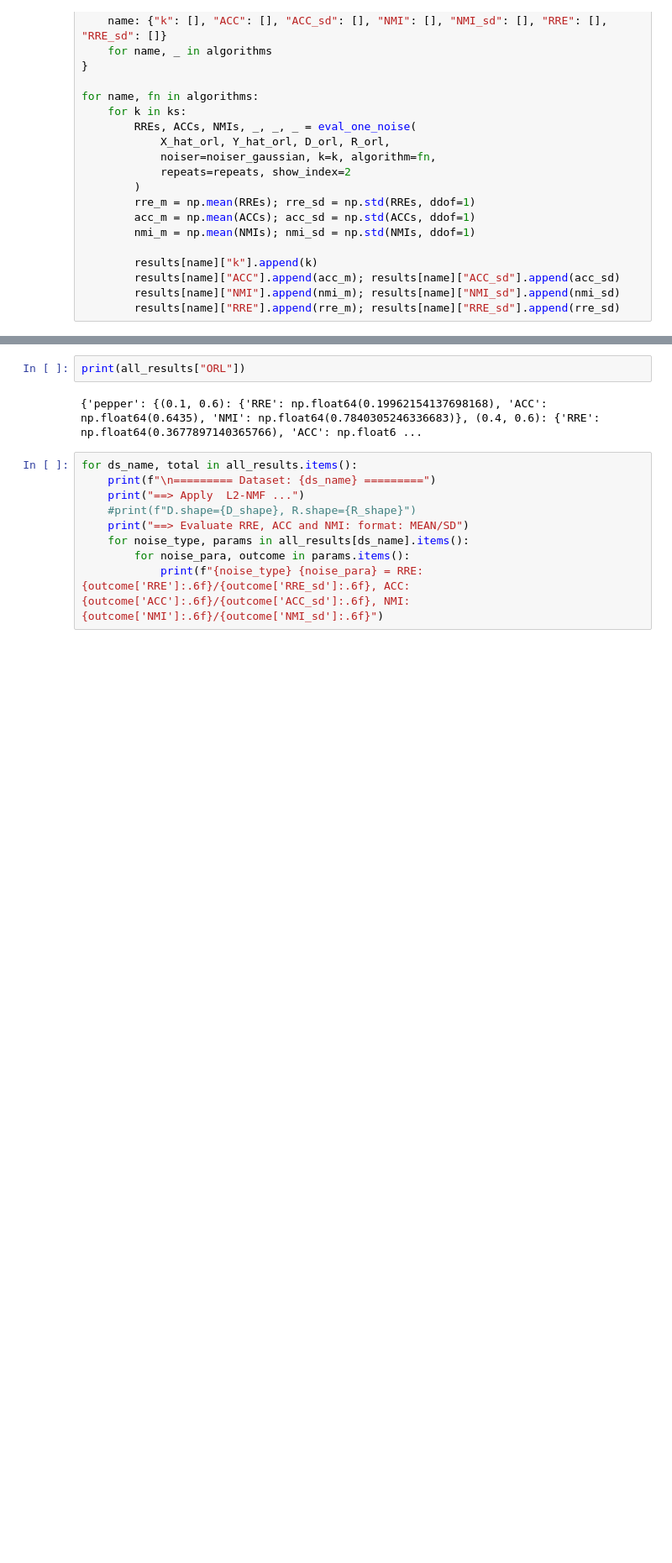
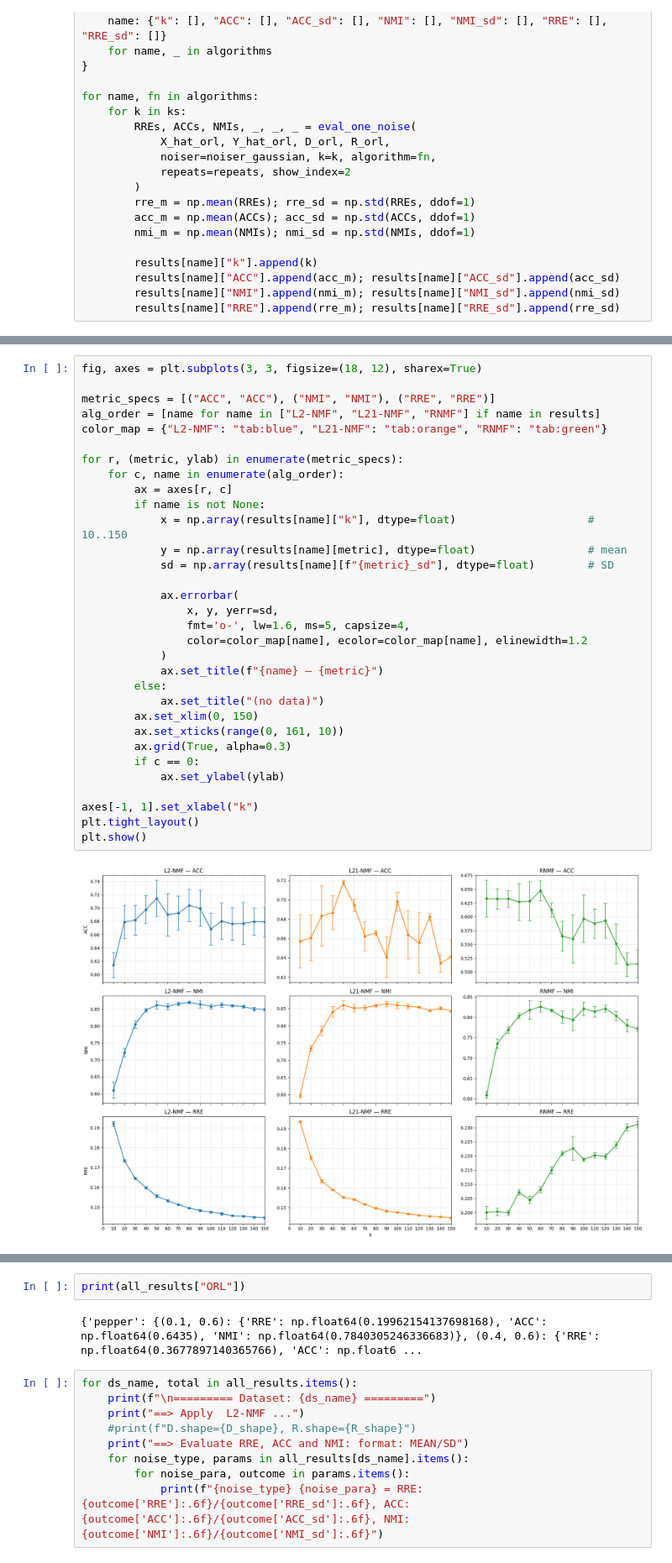
Before and after one commit to Ericcccccheng/USYD_5328, a Jupyter notebook: Assignment1/assignment1.ipynb, the cells around one changed output, grey strips where cells are left out. Shown at 84% size. Saved outputs shown, nothing was run; the diff lists cells and outputs as text; blank space fills up the shorter version.

```diff
--- a/Assignment1/assignment1.ipynb
+++ b/Assignment1/assignment1.ipynb
@@ -763,3 +763,37 @@ plt.show()
+# %%
+fig, axes = plt.subplots(3, 3, figsize=(18, 12), sharex=True)
+
+metric_specs = [("ACC", "ACC"), ("NMI", "NMI"), ("RRE", "RRE")]
+alg_order = [name for name in ["L2-NMF", "L21-NMF", "RNMF"] if name in results]
+color_map = {"L2-NMF": "tab:blue", "L21-NMF": "tab:orange", "RNMF": "tab:green"}
+
+for r, (metric, ylab) in enumerate(metric_specs):
+    for c, name in enumerate(alg_order):
+        ax = axes[r, c]
+        if name is not None:
+            x = np.array(results[name]["k"], dtype=float)                    # 10..150
+            y = np.array(results[name][metric], dtype=float)                 # mean
+            sd = np.array(results[name][f"{metric}_sd"], dtype=float)        # SD
+
+            ax.errorbar(
+                x, y, yerr=sd,
+                fmt='o-', lw=1.6, ms=5, capsize=4,
+                color=color_map[name], ecolor=color_map[name], elinewidth=1.2
+            )
+            ax.set_title(f"{name} — {metric}")
+        else:
+            ax.set_title("(no data)")
+        ax.set_xlim(0, 150)
+        ax.set_xticks(range(0, 161, 10))
+        ax.grid(True, alpha=0.3)
+        if c == 0:
+            ax.set_ylabel(ylab)
+
+axes[-1, 1].set_xlabel("k")
+plt.tight_layout()
+plt.show()
+# %% [output]
+[figure, added]
 # %%
 D_orl,  R_orl  = 37, 30
 D_yale, R_yale = 48, 42
```
Also changed, not shown: parts of 3 cells of this notebook.
